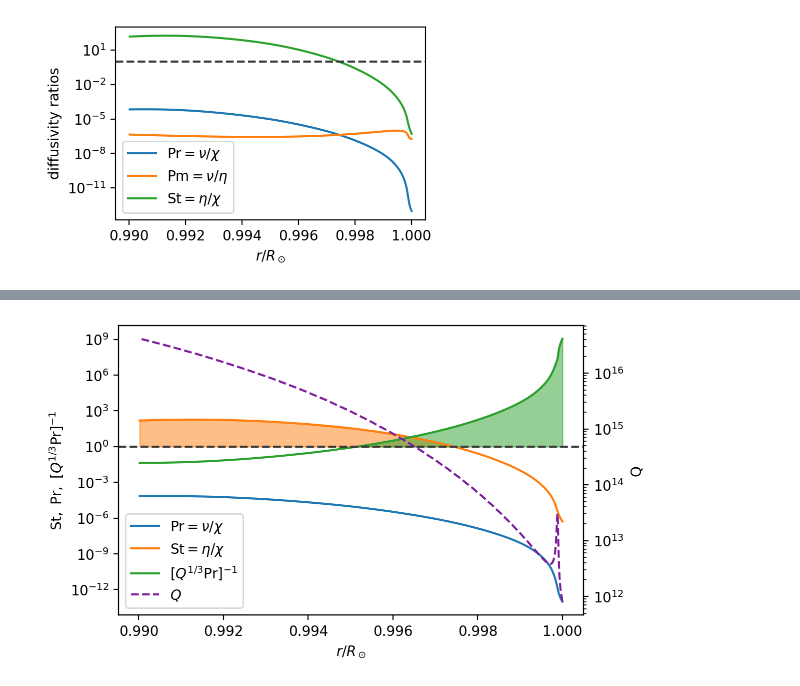
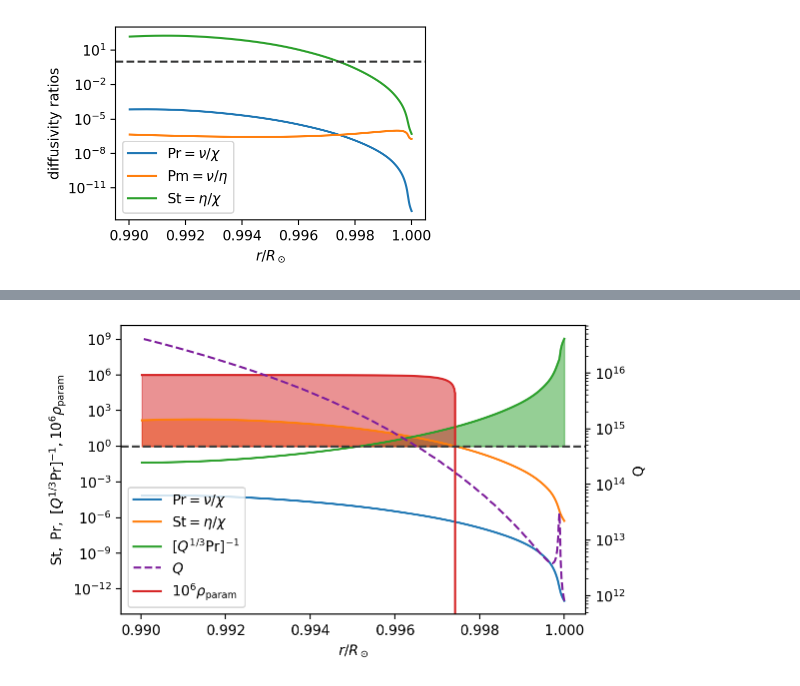
Before and after one commit to jsoishi/strongfield_mc, a Jupyter notebook: python/solar_SFMC_properties.ipynb, the cells around one changed output, grey strips where cells are left out. Cells and saved outputs as stored; diff of their text form; code cells hidden in the pictures.

Commit message:
Adds rho parameter to plots, used in sfmc.py script.

```diff
--- a/python/solar_SFMC_properties.ipynb
+++ b/python/solar_SFMC_properties.ipynb
@@ -277,33 +286,40 @@ where we have taken cgs values for $\mu_0$ and the density scaleheight $H_\rho$
 H_ρ = -1/(np.gradient(np.log(ρ), r))*R_sun # cgs
 B_0 = 1e3 # gauss
 
 Q = B_0**2*H_ρ**2/(4*np.pi*ν*η)
 
 fig, ax = plt.subplots(figsize=[6,6/1.6])
 p1 = ax.plot(r, Pr, label=r'$\mathrm{Pr}=\nu/\chi$')
 
 p2 = ax.plot(r, St, label=r'$\mathrm{St}=\eta/\chi$')
 valid_eq = St > 1
 ax.fill_between(r[valid_eq], 1, St[valid_eq], alpha=0.5, color=p2[0].get_color())
 
 SFMC = 1/(Q**(1/3)*Pr)
 p3 = ax.plot(r, SFMC, label=r'$[Q^{1/3} \mathrm{Pr}]^{-1}$')
 mask = SFMC >=1
 ax.fill_between(r[mask], 1, SFMC[mask], alpha=0.5, color=p3[0].get_color())
 
+rho = 1 - 1/St
+scale = 1e6
+p5 = ax.plot(r, scale*rho, label=r'$10^{'+'{:.1g}'.format(np.log10(scale))+r'}\rho_\mathrm{param}$')
+mask = (rho <=1) & (rho >= 0)
+ax.fill_between(r[mask], 1, scale*rho[mask], alpha=0.5, color=p5[0].get_color())
+
+
 ax.set_yscale('log')
-ax.set_ylabel(r'$\mathrm{St},~\mathrm{Pr},~[Q^{1/3}\mathrm{Pr}]^{-1}$')
+ax.set_ylabel(r'$\mathrm{St},~\mathrm{Pr},~[Q^{1/3}\mathrm{Pr}]^{-1},'+r'10^{'+'{:.1g}'.format(np.log10(scale))+r'}\rho_\mathrm{param}$')
 ax.set_xlabel(r'$r/R_\odot$')
 ax.axhline(y=1, color='xkcd:dark grey', linestyle='dashed')
 ax2 = ax.twinx()
 p4 = ax2.plot(r, Q, label=r'$Q$', color='xkcd:purple', linestyle='dashed')
 ax2.set_yscale('log')
 ax2.set_ylabel('Q')
 
-lines = p1+p2+p3+p4
+lines = p1+p2+p3+p4+p5
 labels = [l.get_label() for l in lines]
 ax.legend(lines, labels,loc='lower left')
 
 fig.savefig('solar_SFMC_regime_diagram.png', dpi=300)
 # %% [output]
-[figure, old version]
+[figure, new version]
```
Also changed, not shown: parts of 1 cell of this notebook.
